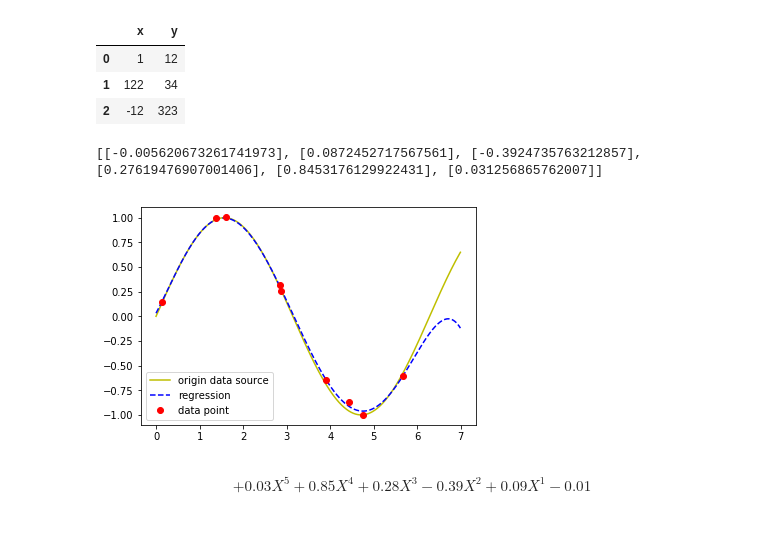
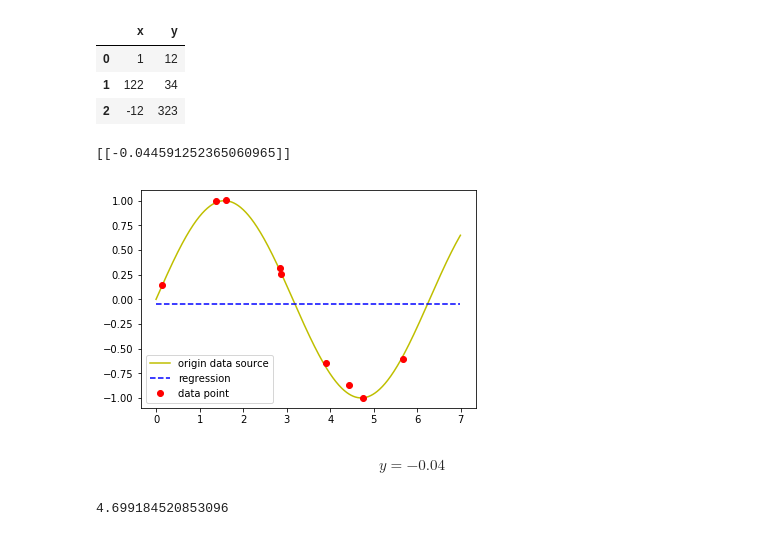
Before and after one commit to csielee/2018ML, a Jupyter notebook: HW1/HW1.ipynb, the cells around one changed output. Cells and saved outputs as stored; diff of their text form; code cells hidden in the pictures.

```diff
--- a/HW1/HW1.ipynb
+++ b/HW1/HW1.ipynb
@@ -110,6 +110,7 @@ class polynomial_equation():
 
     def __str__(self):
         r = "$$"
+        r = r + "y = "
         for n in reversed(range(len(self.x_vector))):
             w = self.x_vector[n][0]
             if (w == 0):
@@ -117,7 +118,7 @@ class polynomial_equation():
 
             r = r + '{:+.2f}'.format(w)
             if (n != 0):
-                r = r + 'X^{}'.format(n)
+                r = r + 'x^{}'.format(n)
         r = r + "$$"
         return r;
 
@@ -126,7 +127,7 @@ class polynomial_equation():
         for i in range(len(x)):
             loss = loss + (self.f(x[i]) - y[i])**2
         for i in range(len(self.x_vector)):
-            lost = loss + Lambda*self.x_vector[i][0]**2
+            loss = loss + Lambda*self.x_vector[i][0]**2
         return loss;
 # %%
 def linear_regression(datas, N = 2, Lambda = 1.0):
@@ -262,19 +263,23 @@ input_data
 | 1 | 122 | 34 |
 | 2 | -12 | 323 |
 # %%
-x_vector = linear_regression(input_data_sin, 6, 0.01)
+x_vector = linear_regression(input_data_sin, 1, 0.01)
 print(x_vector)
 answer_line = polynomial_equation(x_vector)
 y_range = [answer_line.f(x) for x in x_range]
 plt.plot(x_range, [math.sin(x) for x in x_range], 'y', label='origin data source')
 plt.plot(x_range, y_range, 'b--', label='regression')
 plt.plot(input_data_sin['x'], input_data_sin['y'], 'ro', label='data point')
 plt.legend()
 plt.show()\
 # %% [output]
-[[-0.005620673261741973], [0.0872452717567561], [-0.3924735763212857], [0.27619476907001406], [0.8453176129922431], [0.031256865762007]]
+[[-0.044591252365060965]]
-[figure, old version]
+[figure, new version]
 # %%
 Latex(str(answer_line))
 # %% [output]
-$$+0.03X^5+0.85X^4+0.28X^3-0.39X^2+0.09X^1-0.01$$
+$$y = -0.04$$
+# %%
+answer_line.rLSE(input_data_sin['x'], input_data_sin['y'])
+# %% [output]
+4.699184520853096
```
